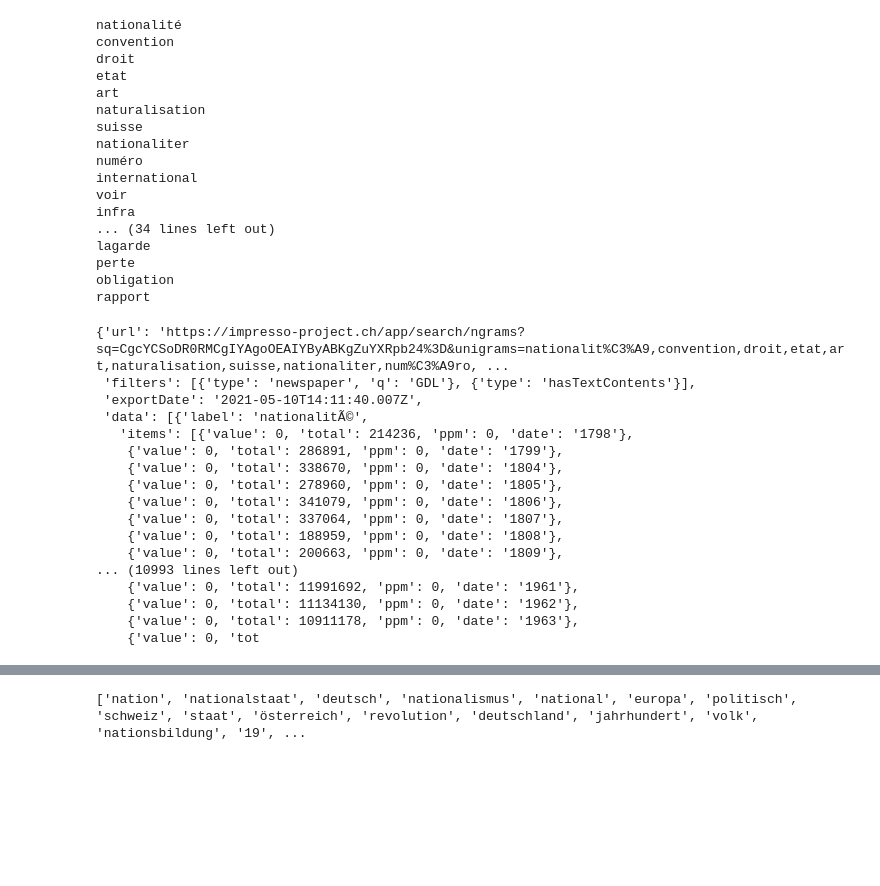
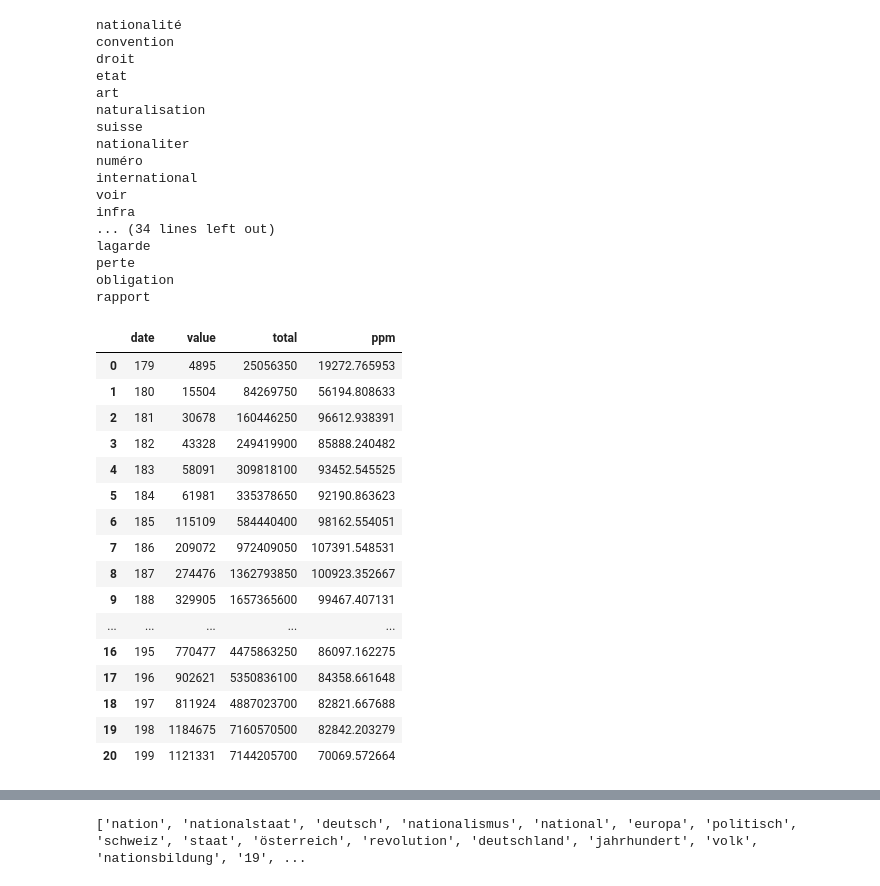
Before and after one commit to ludovicaschaerf/H-D_Project, a Jupyter notebook: N-grams Sociology of Nation.ipynb, the cells around one changed output, grey strips where cells are left out. Cells and saved outputs as stored; diff of their text form; code cells hidden in the pictures; blank space fills up the shorter version.

```diff
--- a/N-grams Sociology of Nation.ipynb
+++ b/N-grams Sociology of Nation.ipynb
@@ -188,29 +188,3 @@ lagarde
 perte
 obligation
 rapport
-# %%
-# impresso results
-
-# Reading the json as a dict
-with open('unigrams_french.json') as json_data:
-    trends_french = json.load(json_data)
-
-trends_french
-# %% [output]
-{'url': 'https://impresso-project.ch/app/search/ngrams?sq=CgcYCSoDR0RMCgIYAgoOEAIYByABKgZuYXRpb24%3D&unigrams=nationalit%C3%A9,convention,droit,etat,art,naturalisation,suisse,nationaliter,num%C3%A9ro, ...
- 'filters': [{'type': 'newspaper', 'q': 'GDL'}, {'type': 'hasTextContents'}],
- 'exportDate': '2021-05-10T14:11:40.007Z',
- 'data': [{'label': 'nationalitÃ©',
-   'items': [{'value': 0, 'total': 214236, 'ppm': 0, 'date': '1798'},
-    {'value': 0, 'total': 286891, 'ppm': 0, 'date': '1799'},
-    {'value': 0, 'total': 338670, 'ppm': 0, 'date': '1804'},
-    {'value': 0, 'total': 278960, 'ppm': 0, 'date': '1805'},
-    {'value': 0, 'total': 341079, 'ppm': 0, 'date': '1806'},
-    {'value': 0, 'total': 337064, 'ppm': 0, 'date': '1807'},
-    {'value': 0, 'total': 188959, 'ppm': 0, 'date': '1808'},
-    {'value': 0, 'total': 200663, 'ppm': 0, 'date': '1809'},
-... (10993 lines left out)
-    {'value': 0, 'total': 11991692, 'ppm': 0, 'date': '1961'},
-    {'value': 0, 'total': 11134130, 'ppm': 0, 'date': '1962'},
-    {'value': 0, 'total': 10911178, 'ppm': 0, 'date': '1963'},
-    {'value': 0, 'tot
@@ -216,0 +197,24 @@ trends_french
+# %%
+# impresso results
+trends_french = pd.read_json('unigrams_french.json', lines=True)
+trends_french = raw2counts(trends_french)
+trends_french = trends_french.groupby(pd.to_datetime(trends_french.date).dt.year//10).sum().reset_index()
+trends_french
+# %% [output]
+|  | date | value | total | ppm |
+| 0 | 179 | 4895 | 25056350 | 19272.765953 |
+| 1 | 180 | 15504 | 84269750 | 56194.808633 |
+| 2 | 181 | 30678 | 160446250 | 96612.938391 |
+| 3 | 182 | 43328 | 249419900 | 85888.240482 |
+| 4 | 183 | 58091 | 309818100 | 93452.545525 |
+| 5 | 184 | 61981 | 335378650 | 92190.863623 |
+| 6 | 185 | 115109 | 584440400 | 98162.554051 |
+| 7 | 186 | 209072 | 972409050 | 107391.548531 |
+| 8 | 187 | 274476 | 1362793850 | 100923.352667 |
+| 9 | 188 | 329905 | 1657365600 | 99467.407131 |
+| ... | ... | ... | ... | ... |
+| 16 | 195 | 770477 | 4475863250 | 86097.162275 |
+| 17 | 196 | 902621 | 5350836100 | 84358.661648 |
+| 18 | 197 | 811924 | 4887023700 | 82821.667688 |
+| 19 | 198 | 1184675 | 7160570500 | 82842.203279 |
+| 20 | 199 | 1121331 | 7144205700 | 70069.572664 |
```
Also changed, not shown: parts of 6 cells of this notebook.
